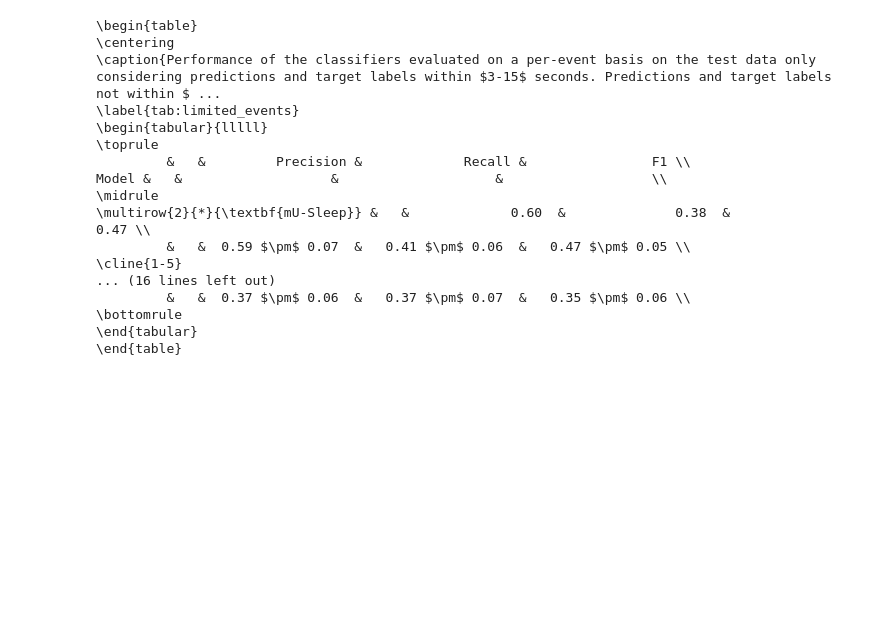
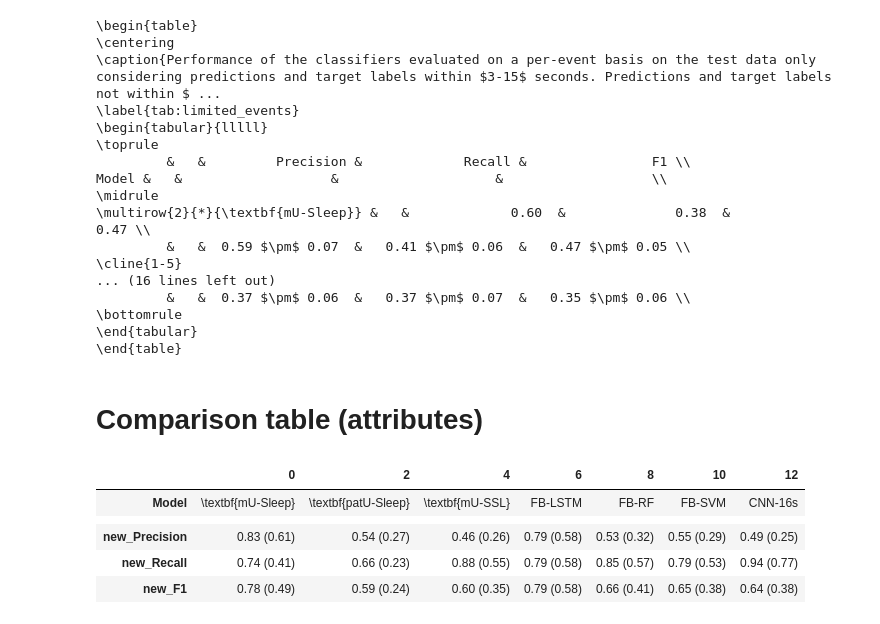
Before and after one commit to sindrijonsson/microsleep_master_thesis, a Jupyter notebook: tables_to_latex.ipynb, the cells around one changed output. Cells and saved outputs as stored; diff of their text form; code cells hidden in the pictures; blank space fills up the shorter version.

```diff
--- a/tables_to_latex.ipynb
+++ b/tables_to_latex.ipynb
@@ -268,3 +268,22 @@ Model &   &                   &                    &                   \\
 \bottomrule
 \end{tabular}
 \end{table}
+# %% [markdown]
+# Comparison table (attributes)
+# %%
+df = pd.concat([samp_all, limited_samp], axis=1).reset_index()
+df = df.iloc[np.arange(0, 13, 2),]
+combine = lambda x: print(x)
+col=['Precision','Recall',"F1"]
+for c in col:
+    par = pd.Index([x.strip() for x in df[c].iloc[:,1].astype(str).to_list()])
+    df["new_"+c]=df[c].iloc[:,0].astype(str) + " (" + par + ") "
+df = df.drop(columns=col)
+df.T
+# %% [output]
+|  | 0 | 2 | 4 | 6 | 8 | 10 | 12 |
+| Model | \textbf{mU-Sleep} | \textbf{patU-Sleep} | \textbf{mU-SSL} | FB-LSTM | FB-RF | FB-SVM | CNN-16s |
+|  |  |  |  |  |  |  |  |
+| new_Precision | 0.83 (0.61) | 0.54 (0.27) | 0.46 (0.26) | 0.79 (0.58) | 0.53 (0.32) | 0.55 (0.29) | 0.49 (0.25) |
+| new_Recall | 0.74 (0.41) | 0.66 (0.23) | 0.88 (0.55) | 0.79 (0.58) | 0.85 (0.57) | 0.79 (0.53) | 0.94 (0.77) |
+| new_F1 | 0.78 (0.49) | 0.59 (0.24) | 0.60 (0.35) | 0.79 (0.58) | 0.66 (0.41) | 0.65 (0.38) | 0.64 (0.38) |
```
Also changed, not shown: 26 other files.
